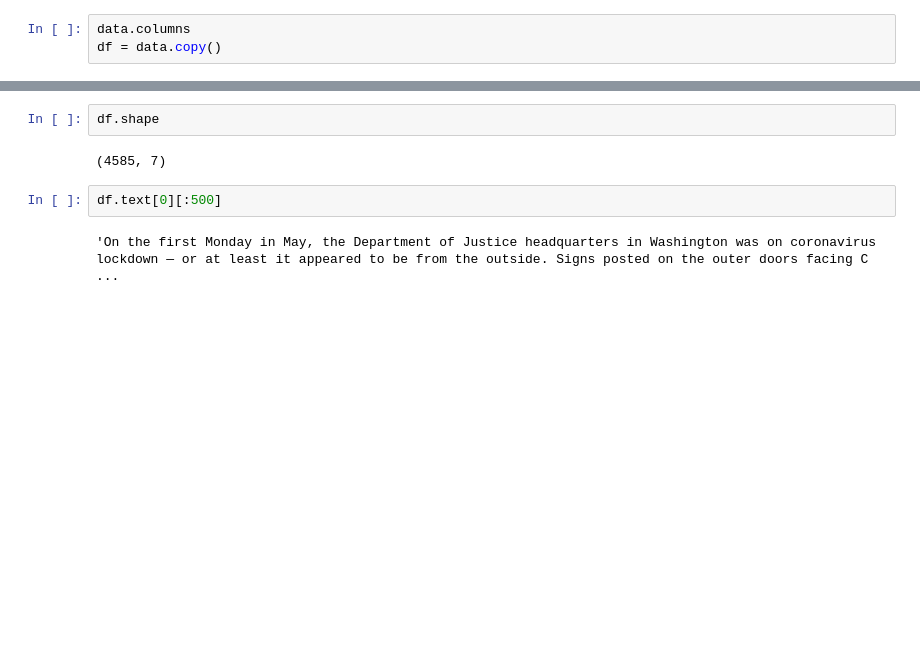
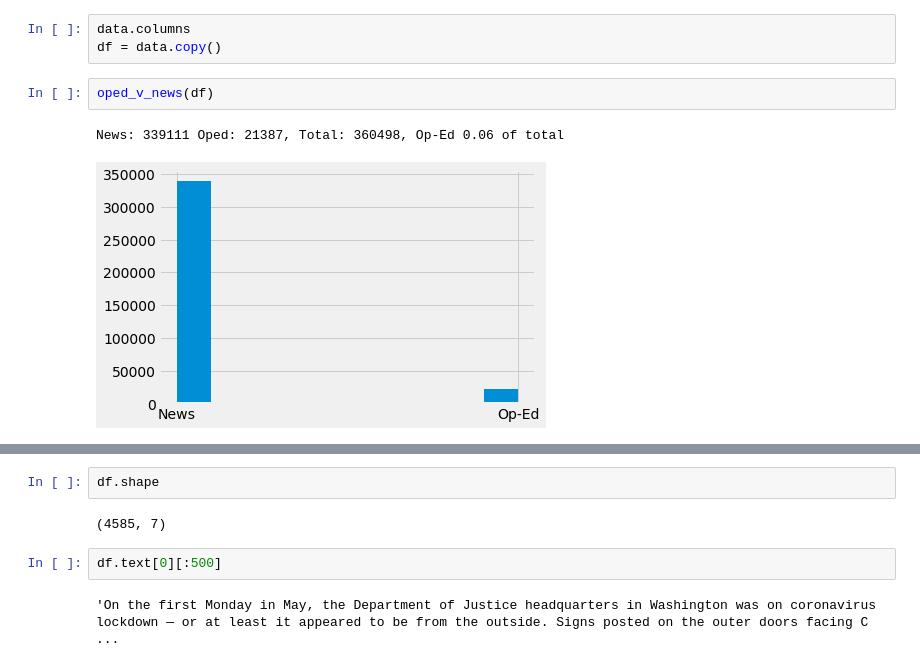
Before and after one commit to dj-betts/opinion_classifier, a Jupyter notebook: eda.ipynb, the cells around one changed output, grey strips where cells are left out. Drawn from its saved outputs; the diff is of its cells as text; blank space fills up the shorter version.

```diff
--- a/eda.ipynb
+++ b/eda.ipynb
@@ -148,6 +156,11 @@ data.shape
 # %%
 data.columns
 df = data.copy()
+# %%
+oped_v_news(df)
+# %% [output]
+News: 339111 Oped: 21387, Total: 360498, Op-Ed 0.06 of total
+[figure, added]
 # %%
 %%time
 df = keyword_filter(data)
```
Also changed, not shown: parts of 8 cells of this notebook, 5 other files.
